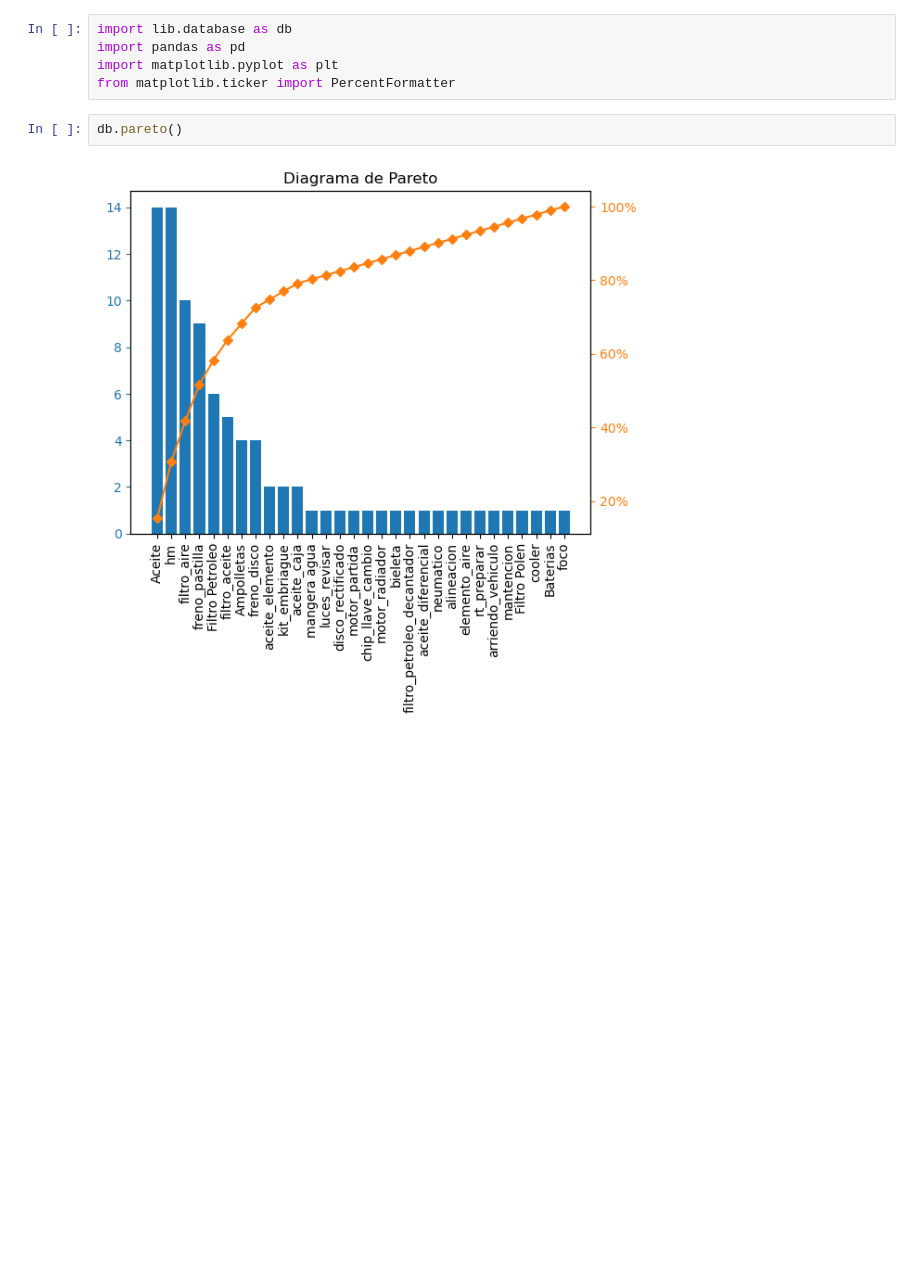
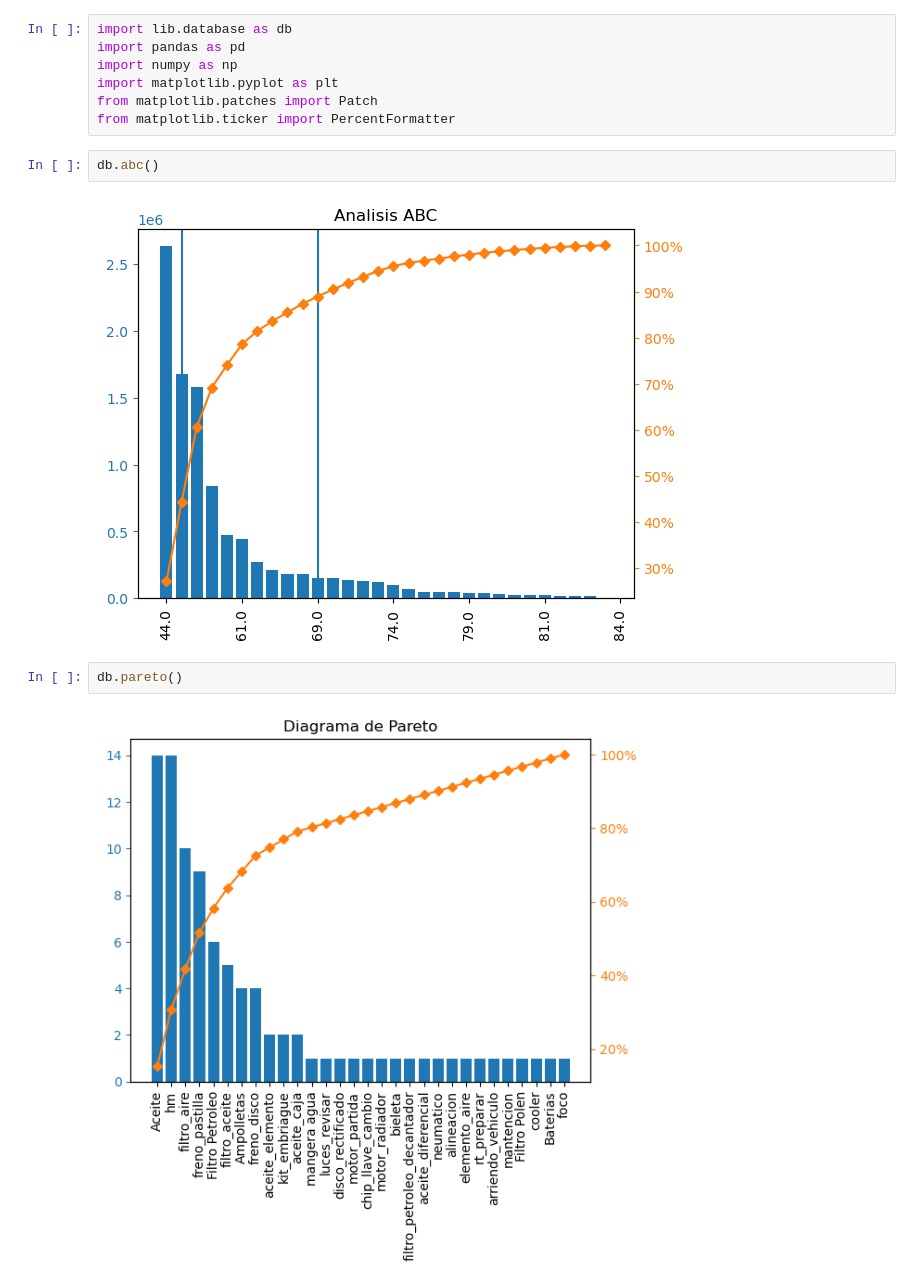
Before and after one commit to kiefer1up/tesis, a Jupyter notebook: tesis.ipynb, the cells around one changed output. Saved outputs shown, nothing was run; the diff lists cells and outputs as text; blank space fills up the shorter version.

```diff
--- a/tesis.ipynb
+++ b/tesis.ipynb
@@ -1,8 +1,14 @@
 # %%
 import lib.database as db
 import pandas as pd
+import numpy as np
 import matplotlib.pyplot as plt
+from matplotlib.patches import Patch
 from matplotlib.ticker import PercentFormatter
+# %%
+db.abc()
+# %% [output]
+[figure, added]
 # %%
 db.pareto()
 # %% [output]
```
Also changed, not shown: parts of 4 cells of this notebook, 1 other file.
